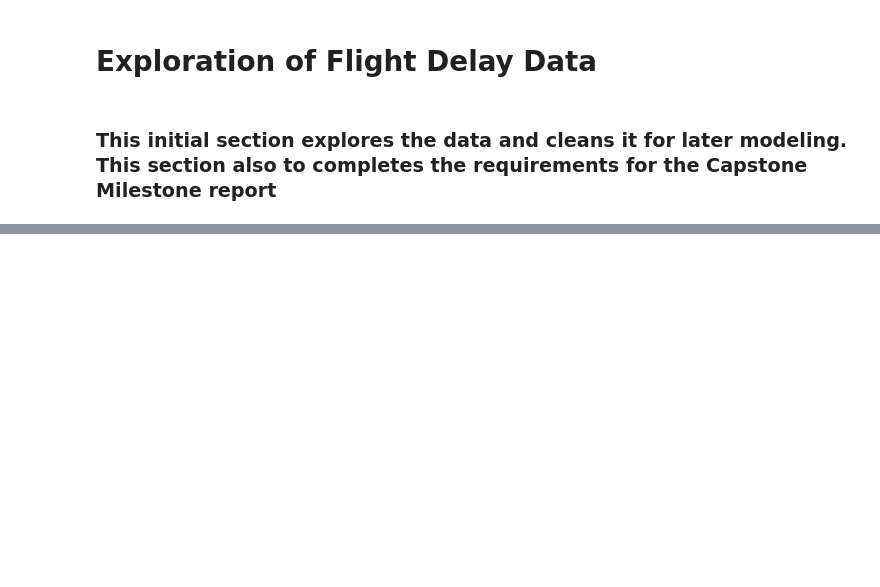
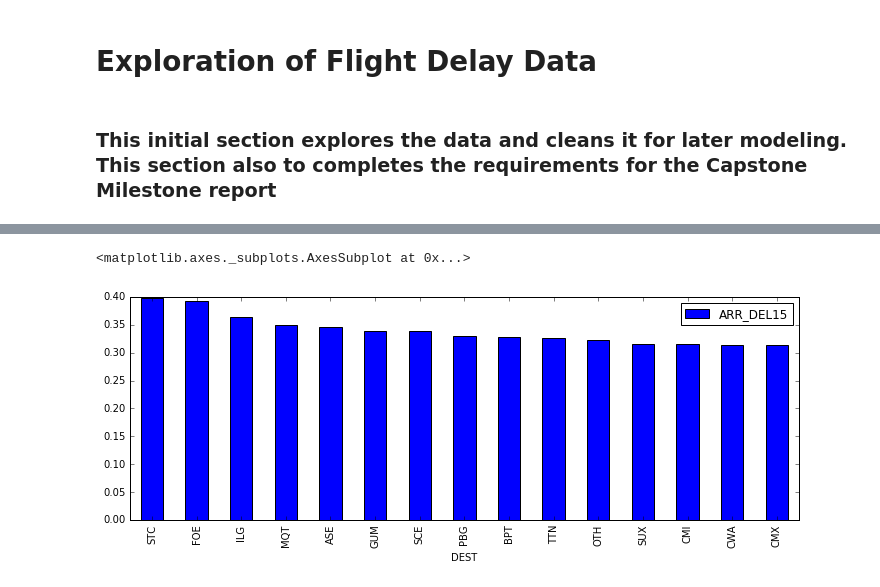
Before and after one commit to yaskyj/datascienceintensive, a Jupyter notebook: capstone/Flight Delays.ipynb, the cells around one changed output, grey strips where cells are left out. Cells and saved outputs as stored; diff of their text form; code cells hidden in the pictures; blank space fills up the shorter version.

```diff
--- a/capstone/Flight Delays.ipynb
+++ b/capstone/Flight Delays.ipynb
@@ -213,3 +224,14 @@ carrier[:15].plot(kind='bar')
+# %%
+# Compute average number of delayed flights per destination airport
+grouped1 = training[['ARR_DEL15', 'DEST']].groupby('DEST').filter(lambda x: len(x)>15)
+grouped2 = grouped1.groupby('DEST').mean()
+carrier = grouped2.sort(['ARR_DEL15'], ascending=False)
+
+# display top 15 origin airports by delay
+carrier[:15].plot(kind='bar')
+# %% [output]
+<matplotlib.axes._subplots.AxesSubplot at 0x...>
+[figure, added]
 # %%
 # There's a large difference in the amount of data for delayed vs. on time flights
 print len(training[training['ARR_DEL15'] == 1]), len(training[training['ARR_DEL15'] == 0])
```
Also changed, not shown: parts of 23 cells of this notebook.
